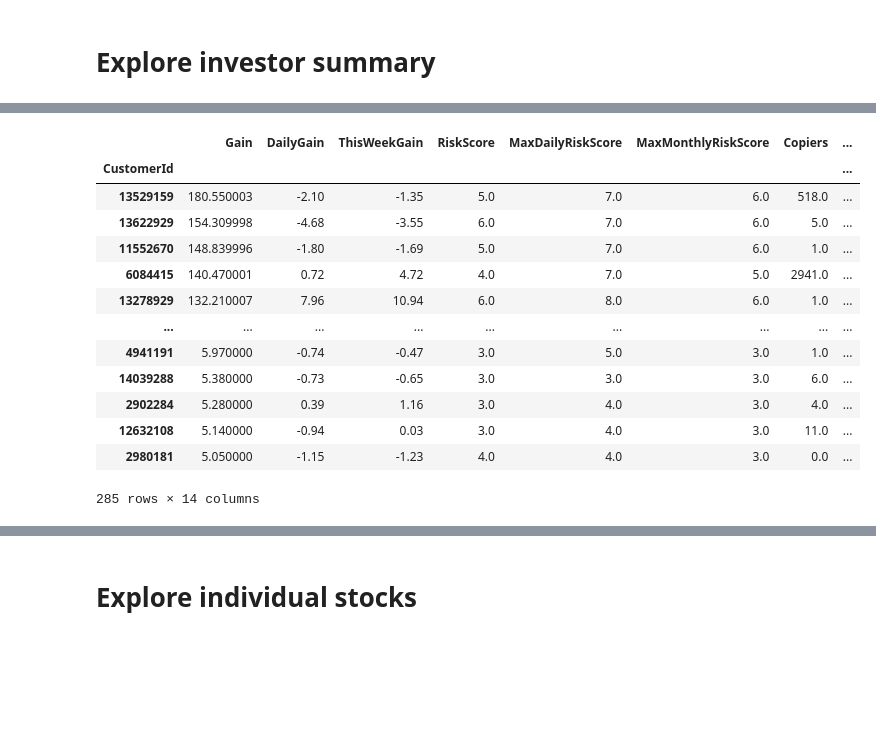
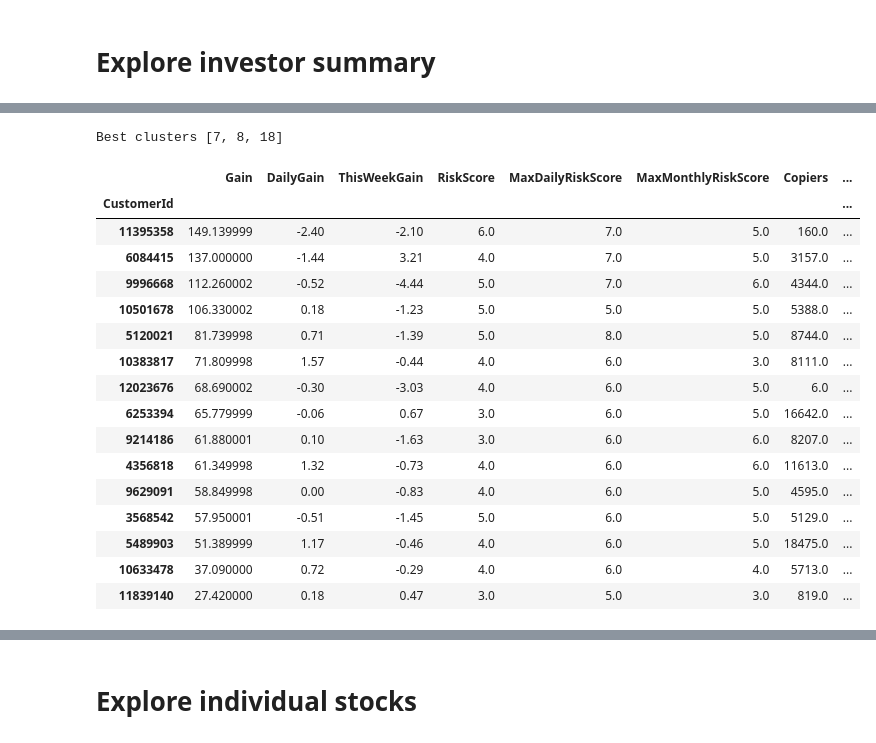
Before and after one commit to bstanie/beautiful-creature, a Jupyter notebook: notebooks/stock_advisor.ipynb, the cells around one changed output, grey strips where cells are left out. Drawn from its saved outputs; the diff is of its cells as text; code cells hidden in the pictures; blank space fills up the shorter version.

```diff
--- a/notebooks/stock_advisor.ipynb
+++ b/notebooks/stock_advisor.ipynb
@@ -66,16 +69,15 @@ for col in investor_summary_df:
 
 investor_summary = StandardScaler().fit_transform(investor_summary_df)
 # %%
-distortions = []
-K = range(1,30)
-for k in tqdm(K):
-    kmeanModel = KMeans(n_clusters=k)
-    kmeanModel.fit(investor_summary_df)
-    distortions.append(kmeanModel.inertia_)
+# distortions = []
+# K = range(1,30)
+# for k in tqdm(K):
+#     kmeanModel = KMeans(n_clusters=k)
+#     kmeanModel.fit(investor_summary_df)
+#     distortions.append(kmeanModel.inertia_)
 
-plt.figure(figsize=(16,8))
-plt.plot(K, distortions, 'bx-')
-plt.xlabel('k')
-plt.ylabel('Distortion')
-plt.title('The Elbow Method showing the optimal k')
-plt.show()
+# plt.plot(K, distortions, 'bx-')
+# plt.xlabel('k')
+# plt.ylabel('Distortion')
+# plt.title('The Elbow Method showing the optimal k')
+# plt.show()
@@ -84,7 +84,4 @@ plt.show()
 # %%
-kmeans = KMeans(22)
+kmeans = KMeans(25)
 kmeans.fit(investor_summary)
 investor_summary_df["k_means_cluster"] = kmeans.predict(investor_summary)
-
-summ = investor_summary_df.groupby("k_means_cluster").mean()
-summ["count"] = investor_summary_df.groupby("k_means_cluster")["k_means_cluster"].count()
@@ -129,0 +104,4 @@ sns.scatterplot(x=pca_vals[:,0],y=pca_vals[:,1],hue=investor_summary_df["k_means
+# %%
+summ_all = investor_summary_df.groupby("k_means_cluster").mean()
+summ_all["count"] = investor_summary_df.groupby("k_means_cluster")["k_means_cluster"].count()
+summ_all
@@ -129,0 +127,6 @@ sns.scatterplot(x=pca_vals[:,0],y=pca_vals[:,1],hue=investor_summary_df["k_means
+# %%
+gain_quantile = summ_all['Gain'].quantile(0.5)
+risk_quantile = summ_all['RiskScore'].quantile(0.5)
+win_quantile = summ_all['WinRatio'].quantile(0.5)
+summ = summ_all[(summ_all['WinRatio']>win_quantile)&(summ_all['Gain']>gain_quantile)&(summ_all["RiskScore"]<risk_quantile)]
+summ
@@ -130,21 +139,28 @@ sns.scatterplot(x=pca_vals[:,0],y=pca_vals[:,1],hue=investor_summary_df["k_means
+# %%
+print("Best clusters", summ.index.tolist())
+# %% [output]
+Best clusters [7, 8, 18]
 # %%
-best_investors =investor_summary_df[investor_summary_df["k_means_cluster"].isin([0,9,16,18])]
+best_investors =investor_summary_df[investor_summary_df["k_means_cluster"].isin(summ.index.tolist())]
 best_investors.sort_values("Gain",ascending=False)
 # %% [output]
 |  | Gain | DailyGain | ThisWeekGain | RiskScore | MaxDailyRiskScore | MaxMonthlyRiskScore | Copiers | ... |
 | CustomerId |  |  |  |  |  |  |  | ... |
-| 13529159 | 180.550003 | -2.10 | -1.35 | 5.0 | 7.0 | 6.0 | 518.0 | ... |
-| 13622929 | 154.309998 | -4.68 | -3.55 | 6.0 | 7.0 | 6.0 | 5.0 | ... |
-| 11552670 | 148.839996 | -1.80 | -1.69 | 5.0 | 7.0 | 6.0 | 1.0 | ... |
-| 6084415 | 140.470001 | 0.72 | 4.72 | 4.0 | 7.0 | 5.0 | 2941.0 | ... |
-| 13278929 | 132.210007 | 7.96 | 10.94 | 6.0 | 8.0 | 6.0 | 1.0 | ... |
-| ... | ... | ... | ... | ... | ... | ... | ... | ... |
-| 4941191 | 5.970000 | -0.74 | -0.47 | 3.0 | 5.0 | 3.0 | 1.0 | ... |
-| 14039288 | 5.380000 | -0.73 | -0.65 | 3.0 | 3.0 | 3.0 | 6.0 | ... |
-| 2902284 | 5.280000 | 0.39 | 1.16 | 3.0 | 4.0 | 3.0 | 4.0 | ... |
-| 12632108 | 5.140000 | -0.94 | 0.03 | 3.0 | 4.0 | 3.0 | 11.0 | ... |
-| 2980181 | 5.050000 | -1.15 | -1.23 | 4.0 | 4.0 | 3.0 | 0.0 | ... |
+| 11395358 | 149.139999 | -2.40 | -2.10 | 6.0 | 7.0 | 5.0 | 160.0 | ... |
+| 6084415 | 137.000000 | -1.44 | 3.21 | 4.0 | 7.0 | 5.0 | 3157.0 | ... |
+| 9996668 | 112.260002 | -0.52 | -4.44 | 5.0 | 7.0 | 6.0 | 4344.0 | ... |
+| 10501678 | 106.330002 | 0.18 | -1.23 | 5.0 | 5.0 | 5.0 | 5388.0 | ... |
+| 5120021 | 81.739998 | 0.71 | -1.39 | 5.0 | 8.0 | 5.0 | 8744.0 | ... |
+| 10383817 | 71.809998 | 1.57 | -0.44 | 4.0 | 6.0 | 3.0 | 8111.0 | ... |
+| 12023676 | 68.690002 | -0.30 | -3.03 | 4.0 | 6.0 | 5.0 | 6.0 | ... |
+| 6253394 | 65.779999 | -0.06 | 0.67 | 3.0 | 6.0 | 5.0 | 16642.0 | ... |
+| 9214186 | 61.880001 | 0.10 | -1.63 | 3.0 | 6.0 | 6.0 | 8207.0 | ... |
+| 4356818 | 61.349998 | 1.32 | -0.73 | 4.0 | 6.0 | 6.0 | 11613.0 | ... |
+| 9629091 | 58.849998 | 0.00 | -0.83 | 4.0 | 6.0 | 5.0 | 4595.0 | ... |
+| 3568542 | 57.950001 | -0.51 | -1.45 | 5.0 | 6.0 | 5.0 | 5129.0 | ... |
+| 5489903 | 51.389999 | 1.17 | -0.46 | 4.0 | 6.0 | 5.0 | 18475.0 | ... |
+| 10633478 | 37.090000 | 0.72 | -0.29 | 4.0 | 6.0 | 4.0 | 5713.0 | ... |
+| 11839140 | 27.420000 | 0.18 | 0.47 | 3.0 | 5.0 | 3.0 | 819.0 | ... |
-285 rows × 14 columns
 # %%
 for investor_id in best_investors.index.values:
     print(investor_id, investor_mapping[investor_id])
```
Also changed, not shown: parts of 18 cells of this notebook.
